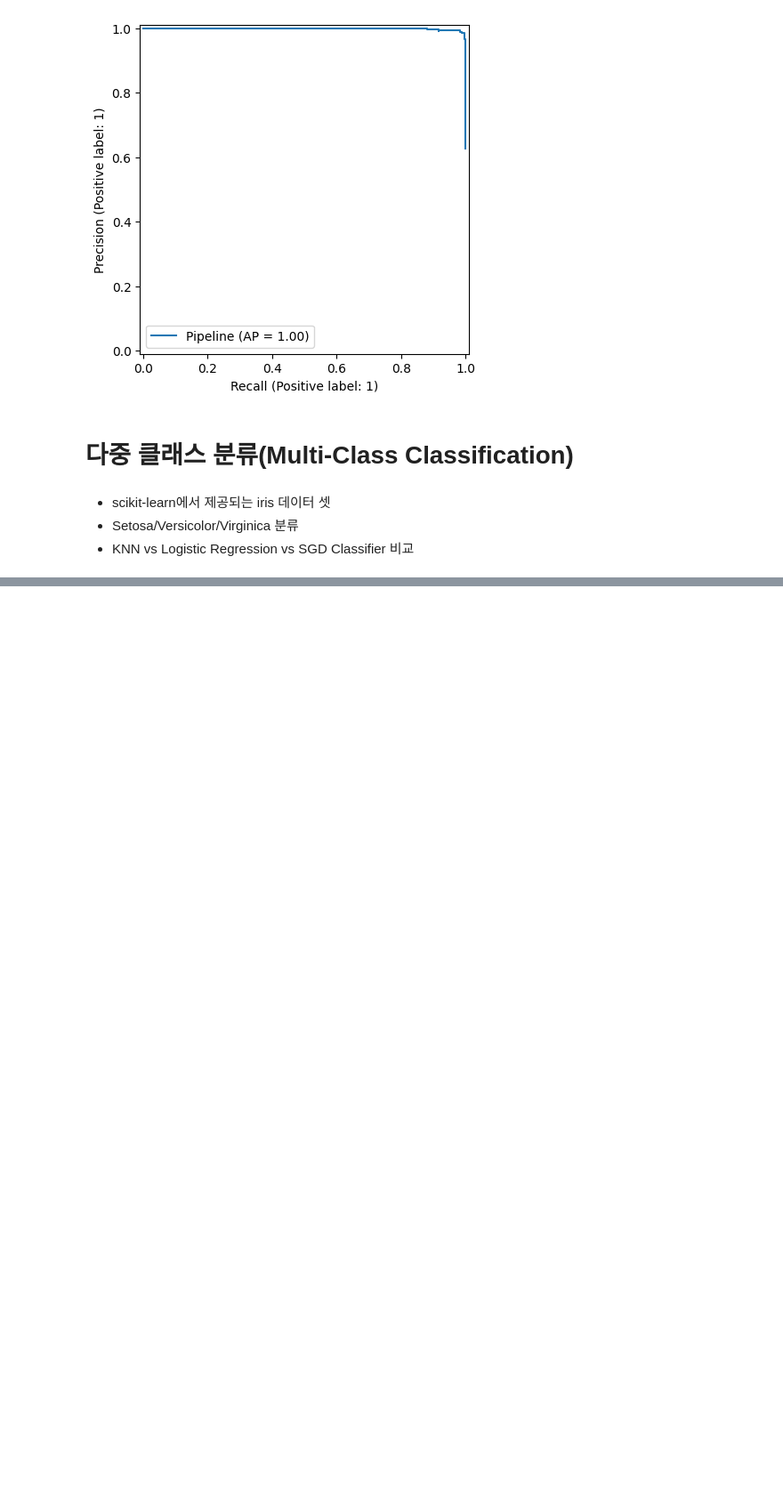
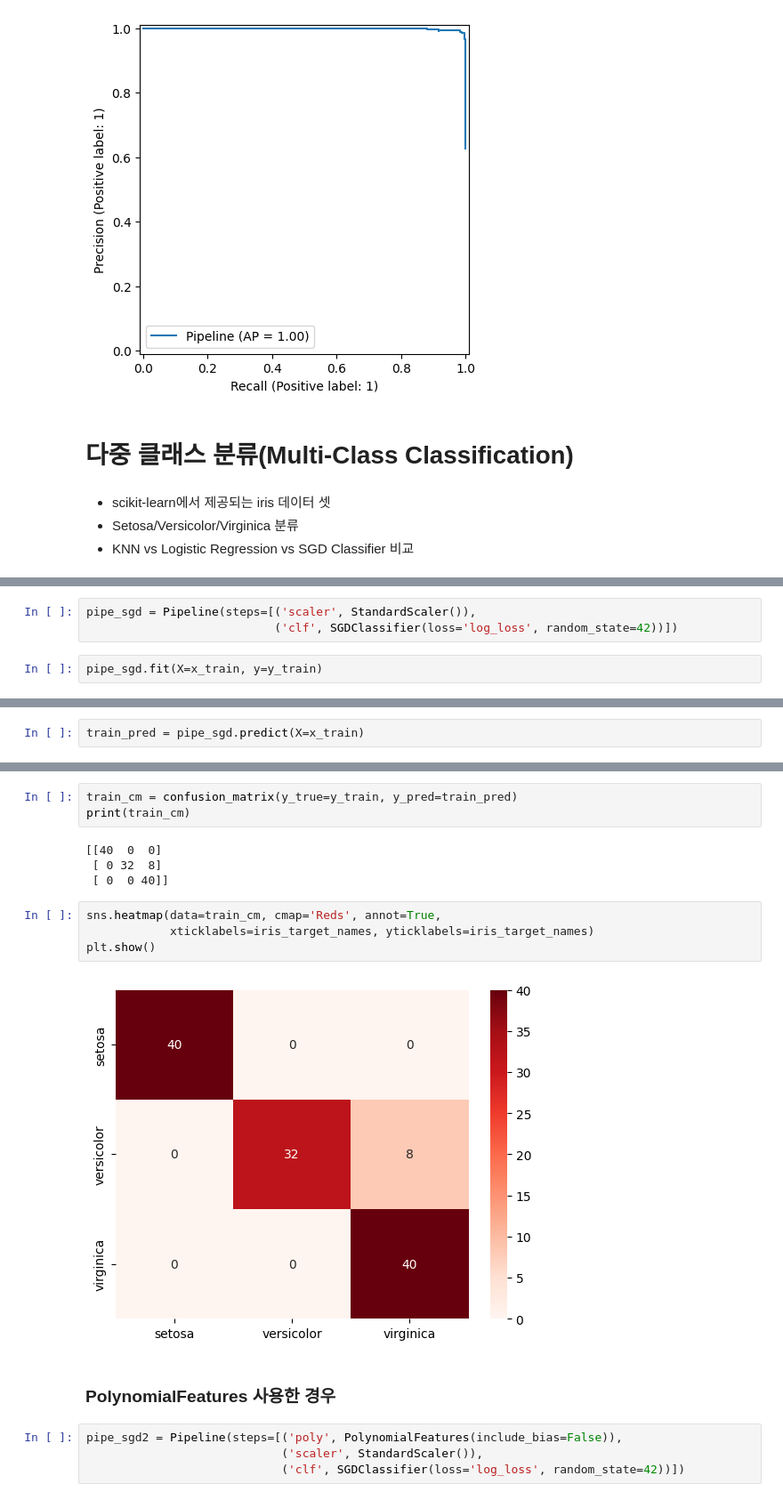
Before and after one commit to JakeOh/202605_BD57, a Jupyter notebook: lab_ml/ml09_classification.ipynb, the cells around one changed output, grey strips where cells are left out. Shown at 89% size. Cells and saved outputs as stored; diff of their text form; blank space fills up the shorter version.

```diff
--- a/lab_ml/ml09_classification.ipynb
+++ b/lab_ml/ml09_classification.ipynb
@@ -325,0 +428,5 @@ plt.show()
+# %%
+pipe_sgd = Pipeline(steps=[('scaler', StandardScaler()),
+                           ('clf', SGDClassifier(loss='log_loss', random_state=42))])
+# %%
+pipe_sgd.fit(X=x_train, y=y_train)
@@ -325,0 +436,2 @@ plt.show()
+# %%
+train_pred = pipe_sgd.predict(X=x_train)
@@ -325,0 +451,19 @@ plt.show()
+# %%
+train_cm = confusion_matrix(y_true=y_train, y_pred=train_pred)
+print(train_cm)
+# %% [output]
+[[40  0  0]
+ [ 0 32  8]
+ [ 0  0 40]]
+# %%
+sns.heatmap(data=train_cm, cmap='Reds', annot=True,
+            xticklabels=iris_target_names, yticklabels=iris_target_names)
+plt.show()
+# %% [output]
+[figure, added]
+# %% [markdown]
+### PolynomialFeatures 사용한 경우
+# %%
+pipe_sgd2 = Pipeline(steps=[('poly', PolynomialFeatures(include_bias=False)),
+                            ('scaler', StandardScaler()),
+                            ('clf', SGDClassifier(loss='log_loss', random_state=42))])
```
Also changed, not shown: parts of 30 cells of this notebook.
